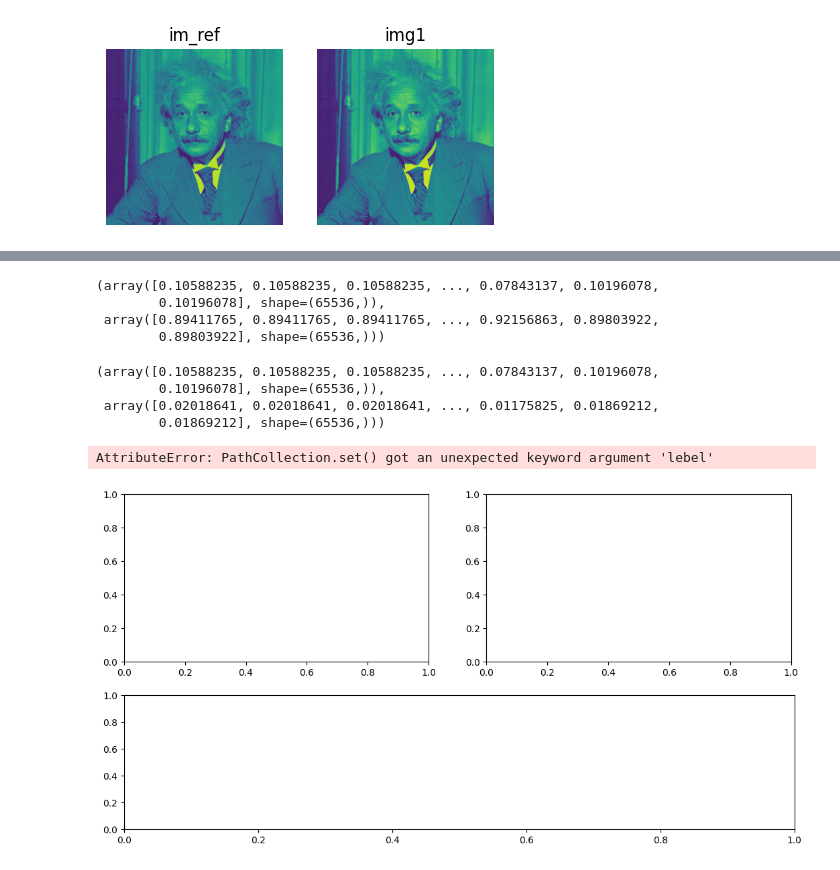
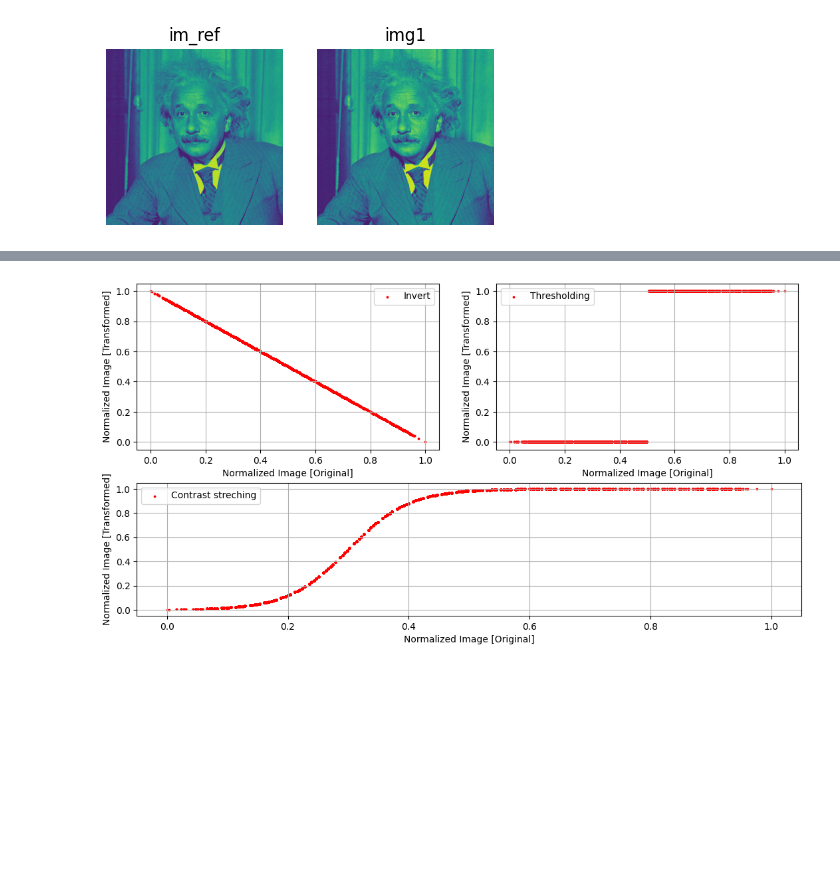
Before and after one commit to JayPanchariya/IntensityTransformationsImageProcessing, a Jupyter notebook: TP1_IMPRO_image_transformations_sv.ipynb, the cells around one changed output, grey strips where cells are left out. Cells and saved outputs as stored; diff of their text form; code cells hidden in the pictures; blank space fills up the shorter version.

```diff
--- a/TP1_IMPRO_image_transformations_sv.ipynb
+++ b/TP1_IMPRO_image_transformations_sv.ipynb
@@ -574,32 +419,17 @@ contrast_stretch(im).flatten().tolist()
-# %%
-im.flatten(),invert(im).flatten()
-# %% [output]
-(array([0.10588235, 0.10588235, 0.10588235, ..., 0.07843137, 0.10196078,
-        0.10196078], shape=(65536,)),
- array([0.89411765, 0.89411765, 0.89411765, ..., 0.92156863, 0.89803922,
-        0.89803922], shape=(65536,)))
-# %%
-im.flatten(),contrast_stretch(im).flatten()
-# %% [output]
-(array([0.10588235, 0.10588235, 0.10588235, ..., 0.07843137, 0.10196078,
-        0.10196078], shape=(65536,)),
- array([0.02018641, 0.02018641, 0.02018641, ..., 0.01175825, 0.01869212,
-        0.01869212], shape=(65536,)))
 # %%
 fig=plt.figure(figsize=(10,5))
 x, y, h, w = 0, 0, 1, 1
 ax1=fig.add_axes([0,0,1,h/2.5])
 ax2=fig.add_axes([0,0+h/2,w/2.2,h/2])
 ax3=fig.add_axes([0+w/1.85,0+h/2,w/2.2,h/2])
-ax1.scatter(im.flatten(),contrast_stretch(im).flatten())
-ax2.plot(im.flatten(),invert(im).flatten(), 'o', linewidth=0)
-ax3.plot(im.flatten(),threshold(im).flatten(), 'o', linewidth=0)
+ax1.scatter(im.flatten(),contrast_stretch(im).flatten(), label='Contrast streching', s=3,c='r')
+ax2.scatter(im.flatten(),invert(im).flatten(), label='Invert', s=3,c='r')
+ax3.scatter(im.flatten(),threshold(im).flatten(), label='Thresholding', s=3,c='r')
 
 for ax in [ax1, ax2, ax3]:
     ax.grid()
     ax.set_xlabel("Normalized Image [Original]")
     ax.set_ylabel("Normalized Image [Transformed]")
     ax.legend()
 # %% [output]
-AttributeError: PathCollection.set() got an unexpected keyword argument 'lebel'
-[figure, old version]
+[figure, new version]
```
Also changed, not shown: parts of 18 cells of this notebook.
